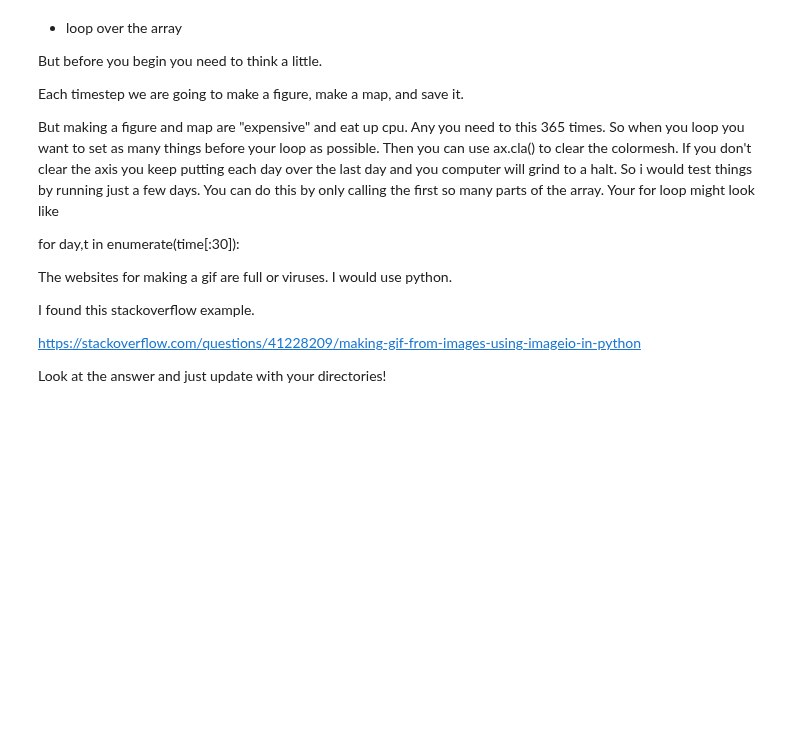
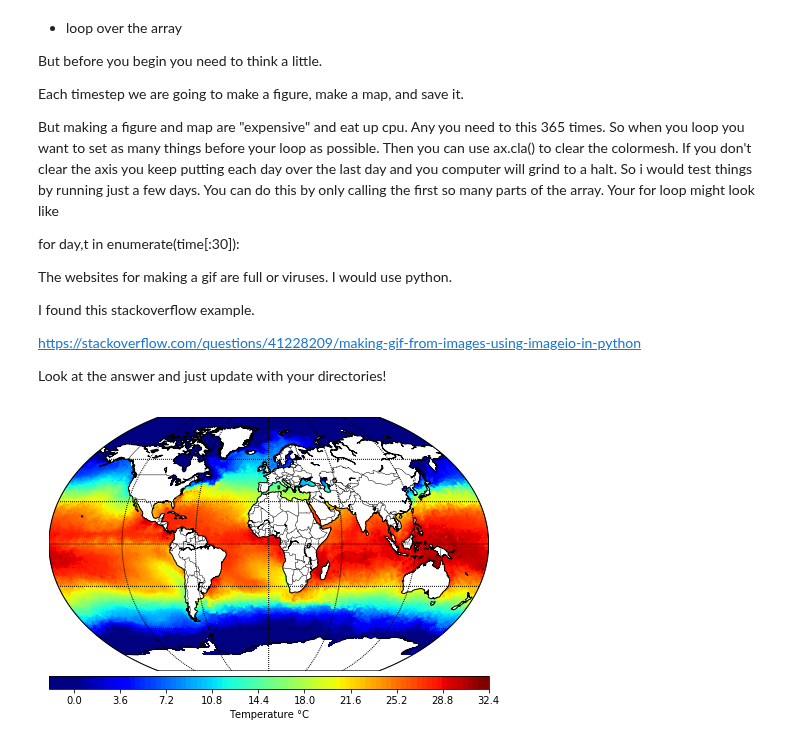
Before and after one commit to bmaillou/BigDataPython, a Jupyter notebook: netcdf-v1.ipynb, the cells around one changed output. Saved outputs shown, nothing was run; the diff lists cells and outputs as text; code cells hidden in the pictures; blank space fills up the shorter version.

```diff
--- a/netcdf-v1.ipynb
+++ b/netcdf-v1.ipynb
@@ -473,3 +473,19 @@ I found this stackoverflow example.
 https://stackoverflow.com/questions/41228209/making-gif-from-images-using-imageio-in-python
 
 Look at the answer and just update with your directories!
+# %%
+fig,ax=plt.subplots()
+fig.set_size_inches(10,5)
+m = Basemap(projection='kav7',lon_0=0,ax=ax)
+lon_pc, lat_pc = np.meshgrid(lon,lat)
+colormap = plt.cm.jet
+m.drawcoastlines()
+m.drawcountries()
+im=m.contourf(lon_pc,lat_pc,sst[0],100,vmax=32,vmin=0,cmap=colormap,latlon=True)
+m.drawparallels(np.arange(-90.,99.,30.))
+m.drawmeridians(np.arange(-180.,180.,60.))
+cbar=m.colorbar(im,'bottom')
+cbar.set_label(u'Temperature \N{DEGREE SIGN}C')
+fig.savefig('FirstTrySST.png',dpi=50)
+# %% [output]
+[figure, added]
```
Also changed, not shown: 1 other file.
